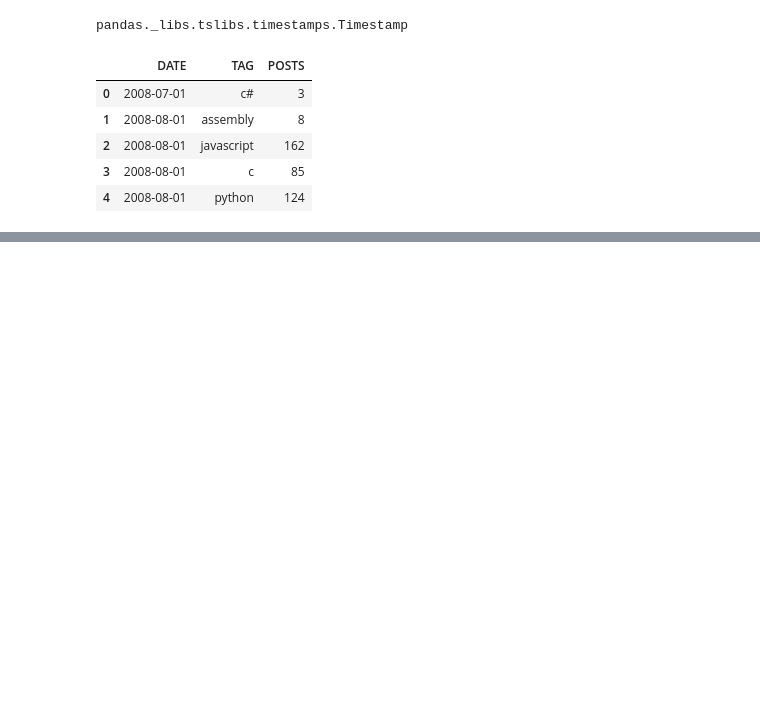
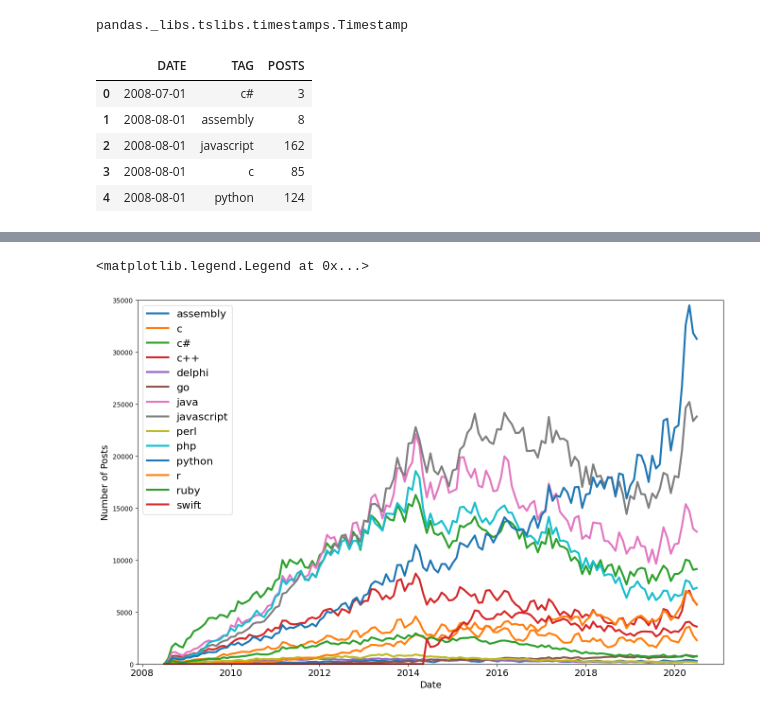
Before and after one commit to souvik119/Python100DaysOfCode, a Jupyter notebook: Data_analysis/Day72/data_visualization.ipynb, the cells around one changed output, grey strips where cells are left out. Cells and saved outputs as stored; diff of their text form; code cells hidden in the pictures; blank space fills up the shorter version.

```diff
--- a/Data_analysis/Day72/data_visualization.ipynb
+++ b/Data_analysis/Day72/data_visualization.ipynb
@@ -105,0 +158,16 @@ df.head()
+# %%
+# wait what if we wanted to plot all the programming languages
+plt.figure(figsize=(16,10))
+plt.xticks(fontsize=14)
+plt.xticks(fontsize=14)
+plt.xlabel('Date', fontsize=14)
+plt.ylabel('Number of Posts', fontsize=14)
+plt.ylim(0, 35000)
+
+for column in reshaped_df.columns:
+    plt.plot(reshaped_df.index, reshaped_df[column], linewidth=3, label=reshaped_df[column].name)
+
+plt.legend(fontsize=16)
+# %% [output]
+<matplotlib.legend.Legend at 0x...>
+[figure, added]
```
Also changed, not shown: parts of 9 cells of this notebook.
